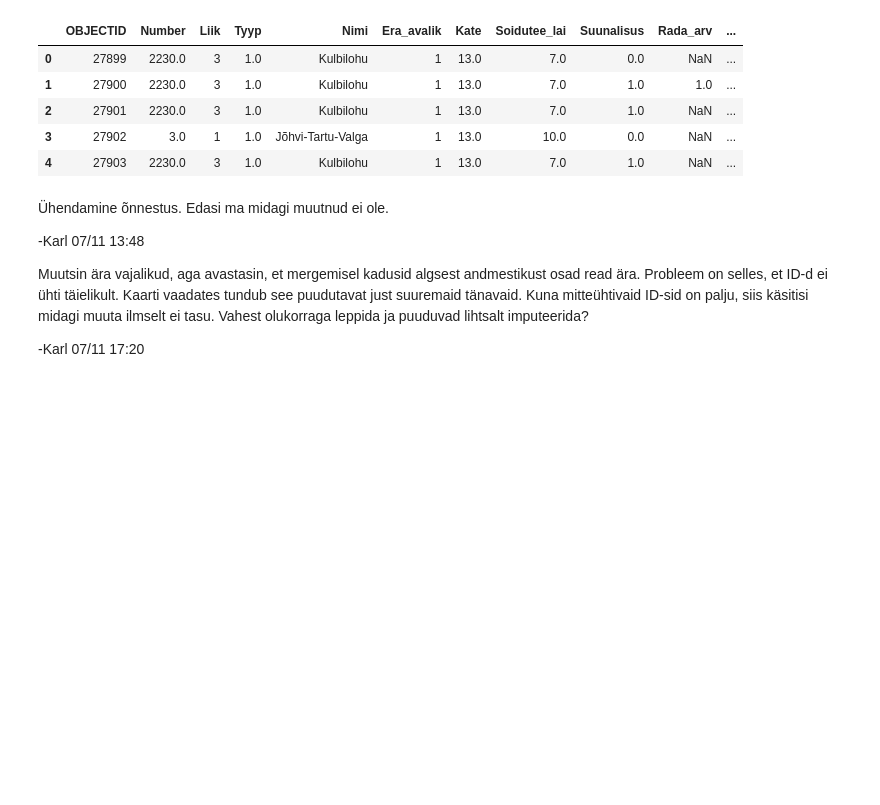
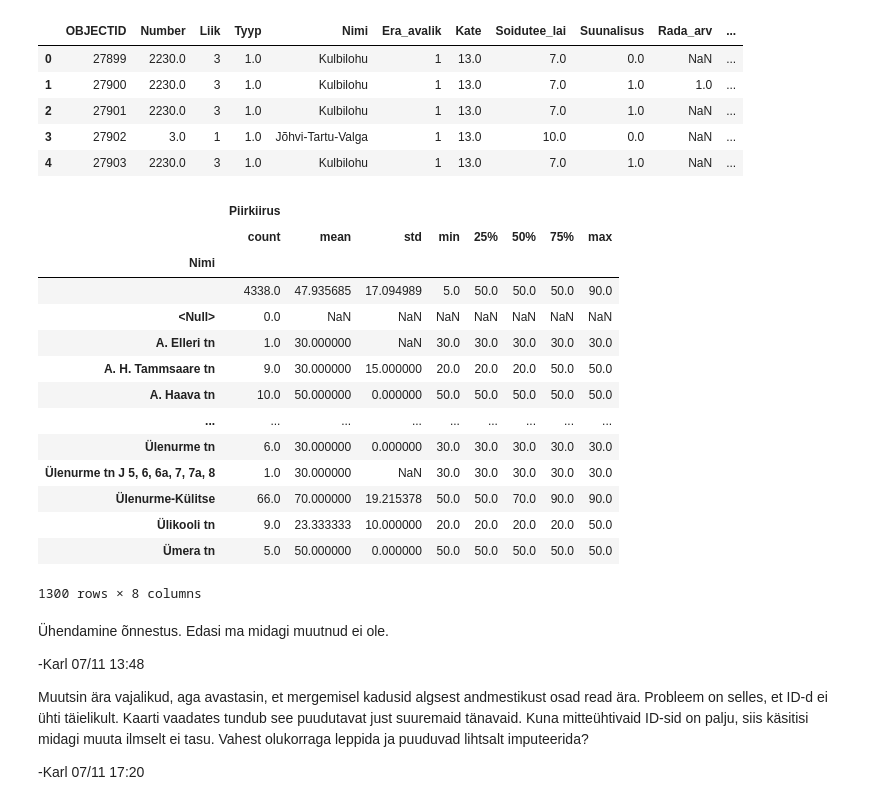
Before and after one commit to m-tarro/ml2022-project, a Jupyter notebook: ML_Project_(P14).ipynb, the cells around one changed output. Cells and saved outputs as stored; diff of their text form; code cells hidden in the pictures; blank space fills up the shorter version.

```diff
--- a/ML_Project_(P14).ipynb
+++ b/ML_Project_(P14).ipynb
@@ -89,6 +89,24 @@ df_cd.head()
 | 2 | 27901 | 2230.0 | 3 | 1.0 | Kulbilohu | 1 | 13.0 | 7.0 | 1.0 | NaN | ... |
 | 3 | 27902 | 3.0 | 1 | 1.0 | Jõhvi-Tartu-Valga | 1 | 13.0 | 10.0 | 0.0 | NaN | ... |
 | 4 | 27903 | 2230.0 | 3 | 1.0 | Kulbilohu | 1 | 13.0 | 7.0 | 1.0 | NaN | ... |
+# %%
+df_cd.sort_values('Nimi').groupby(['Nimi'])[['Nimi','Piirkiirus']].describe()
+# %% [output]
+|  | Piirkiirus |  |  |  |  |  |  |  |
+|  | count | mean | std | min | 25% | 50% | 75% | max |
+| Nimi |  |  |  |  |  |  |  |  |
+|  | 4338.0 | 47.935685 | 17.094989 | 5.0 | 50.0 | 50.0 | 50.0 | 90.0 |
+| <Null> | 0.0 | NaN | NaN | NaN | NaN | NaN | NaN | NaN |
+| A. Elleri tn | 1.0 | 30.000000 | NaN | 30.0 | 30.0 | 30.0 | 30.0 | 30.0 |
+| A. H. Tammsaare tn | 9.0 | 30.000000 | 15.000000 | 20.0 | 20.0 | 20.0 | 50.0 | 50.0 |
+| A. Haava tn | 10.0 | 50.000000 | 0.000000 | 50.0 | 50.0 | 50.0 | 50.0 | 50.0 |
+| ... | ... | ... | ... | ... | ... | ... | ... | ... |
+| Ülenurme tn | 6.0 | 30.000000 | 0.000000 | 30.0 | 30.0 | 30.0 | 30.0 | 30.0 |
+| Ülenurme tn J 5, 6, 6a, 7, 7a, 8 | 1.0 | 30.000000 | NaN | 30.0 | 30.0 | 30.0 | 30.0 | 30.0 |
+| Ülenurme-Külitse | 66.0 | 70.000000 | 19.215378 | 50.0 | 50.0 | 70.0 | 90.0 | 90.0 |
+| Ülikooli tn | 9.0 | 23.333333 | 10.000000 | 20.0 | 20.0 | 20.0 | 20.0 | 50.0 |
+| Ümera tn | 5.0 | 50.000000 | 0.000000 | 50.0 | 50.0 | 50.0 | 50.0 | 50.0 |
+1300 rows × 8 columns
 # %% [markdown]
 Ühendamine õnnestus. Edasi ma midagi muutnud ei ole.
 
```
Also changed, not shown: parts of 10 cells of this notebook.
